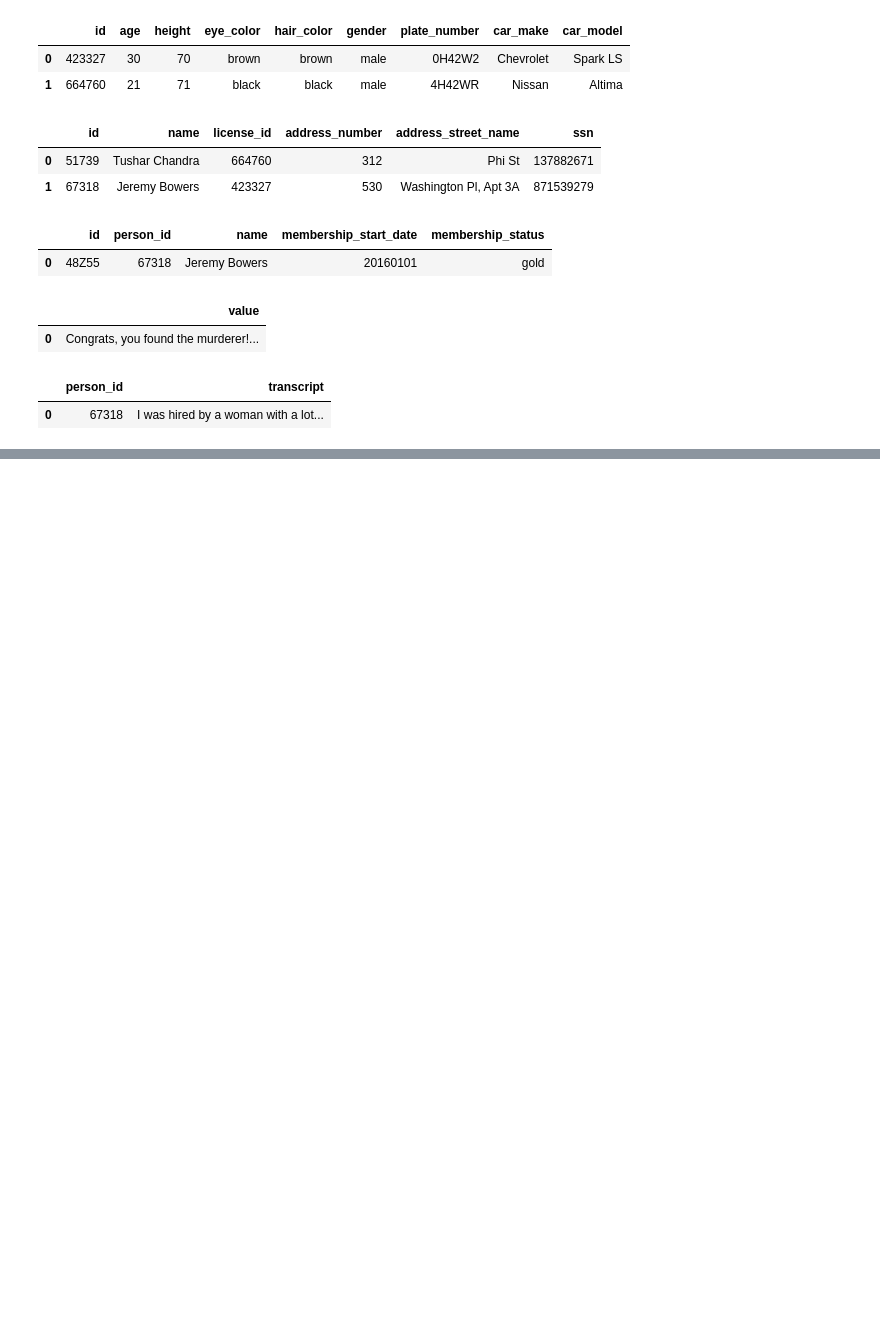
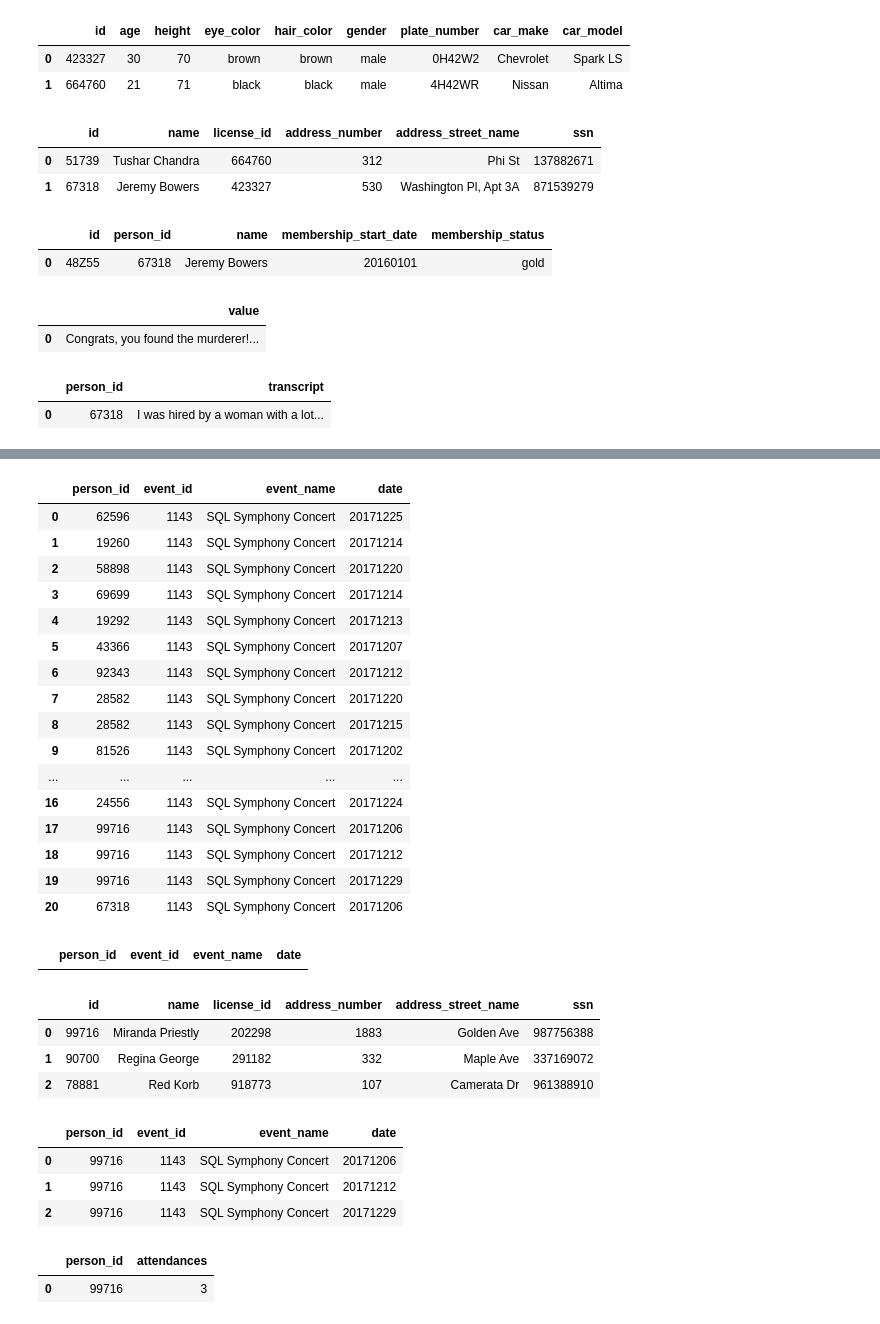
Before and after one commit to Erokson/Team-Challenge---Team-Minerva, a Jupyter notebook: Sprint_06_SQL/Challenge/Parte_I_SQL Game_Solucion.ipynb, the cells around one changed output, grey strips where cells are left out. Drawn from its saved outputs; the diff is of its cells as text; code cells hidden in the pictures; blank space fills up the shorter version.

```diff
--- a/Sprint_06_SQL/Challenge/Parte_I_SQL Game_Solucion.ipynb
+++ b/Sprint_06_SQL/Challenge/Parte_I_SQL Game_Solucion.ipynb
@@ -172,0 +212,80 @@ pd.read_sql(query, conn)
+# %%
+query = """
+SELECT *
+FROM facebook_event_checkin
+WHERE event_name LIKE '%SQL Symphony Concert%' AND date BETWEEN '20171201' AND '20171231';
+"""
+pd.set_option('display.max_colwidth', None)
+pd.read_sql(query, conn)
+# %% [output]
+|  | person_id | event_id | event_name | date |
+| 0 | 62596 | 1143 | SQL Symphony Concert | 20171225 |
+| 1 | 19260 | 1143 | SQL Symphony Concert | 20171214 |
+| 2 | 58898 | 1143 | SQL Symphony Concert | 20171220 |
+| 3 | 69699 | 1143 | SQL Symphony Concert | 20171214 |
+| 4 | 19292 | 1143 | SQL Symphony Concert | 20171213 |
+| 5 | 43366 | 1143 | SQL Symphony Concert | 20171207 |
+| 6 | 92343 | 1143 | SQL Symphony Concert | 20171212 |
+| 7 | 28582 | 1143 | SQL Symphony Concert | 20171220 |
+| 8 | 28582 | 1143 | SQL Symphony Concert | 20171215 |
+| 9 | 81526 | 1143 | SQL Symphony Concert | 20171202 |
+| ... | ... | ... | ... | ... |
+| 16 | 24556 | 1143 | SQL Symphony Concert | 20171224 |
+| 17 | 99716 | 1143 | SQL Symphony Concert | 20171206 |
+| 18 | 99716 | 1143 | SQL Symphony Concert | 20171212 |
+| 19 | 99716 | 1143 | SQL Symphony Concert | 20171229 |
+| 20 | 67318 | 1143 | SQL Symphony Concert | 20171206 |
+# %%
+query = """SELECT *
+FROM facebook_event_checkin
+WHERE person_id IN (202298, 291182, 918773)
+ AND event_name LIKE '%SQL Symphony Concert%';
+"""
+pd.set_option('display.max_colwidth', None)
+pd.read_sql(query, conn)
+# %% [output]
+|  | person_id | event_id | event_name | date |
+# %%
+query = """
+SELECT p.*
+FROM person p
+JOIN drivers_license dl ON p.license_id = dl.id
+WHERE dl.id IN (202298, 291182, 918773);
+
+"""
+pd.set_option('display.max_colwidth', None)
+pd.read_sql(query, conn)
+# %% [output]
+|  | id | name | license_id | address_number | address_street_name | ssn |
+| 0 | 99716 | Miranda Priestly | 202298 | 1883 | Golden Ave | 987756388 |
+| 1 | 90700 | Regina George | 291182 | 332 | Maple Ave | 337169072 |
+| 2 | 78881 | Red Korb | 918773 | 107 | Camerata Dr | 961388910 |
+# %%
+query = """
+SELECT *
+FROM facebook_event_checkin
+WHERE person_id IN (99716, 90700, 78881)
+  AND event_name LIKE '%SQL Symphony Concert%';
+
+"""
+pd.set_option('display.max_colwidth', None)
+pd.read_sql(query, conn)
+# %% [output]
+|  | person_id | event_id | event_name | date |
+| 0 | 99716 | 1143 | SQL Symphony Concert | 20171206 |
+| 1 | 99716 | 1143 | SQL Symphony Concert | 20171212 |
+| 2 | 99716 | 1143 | SQL Symphony Concert | 20171229 |
+# %%
+query = """SELECT person_id, COUNT(*) AS attendances
+FROM facebook_event_checkin
+WHERE person_id IN (99716, 90700, 78881)
+  AND event_name LIKE '%SQL Symphony Concert%'
+  AND date BETWEEN '20171201' AND '20171231'
+GROUP BY person_id
+HAVING attendances >= 3;
+"""
+pd.set_option('display.max_colwidth', None)
+pd.read_sql(query, conn)
+# %% [output]
+|  | person_id | attendances |
+| 0 | 99716 | 3 |
```
Also changed, not shown: parts of 3 cells of this notebook.
